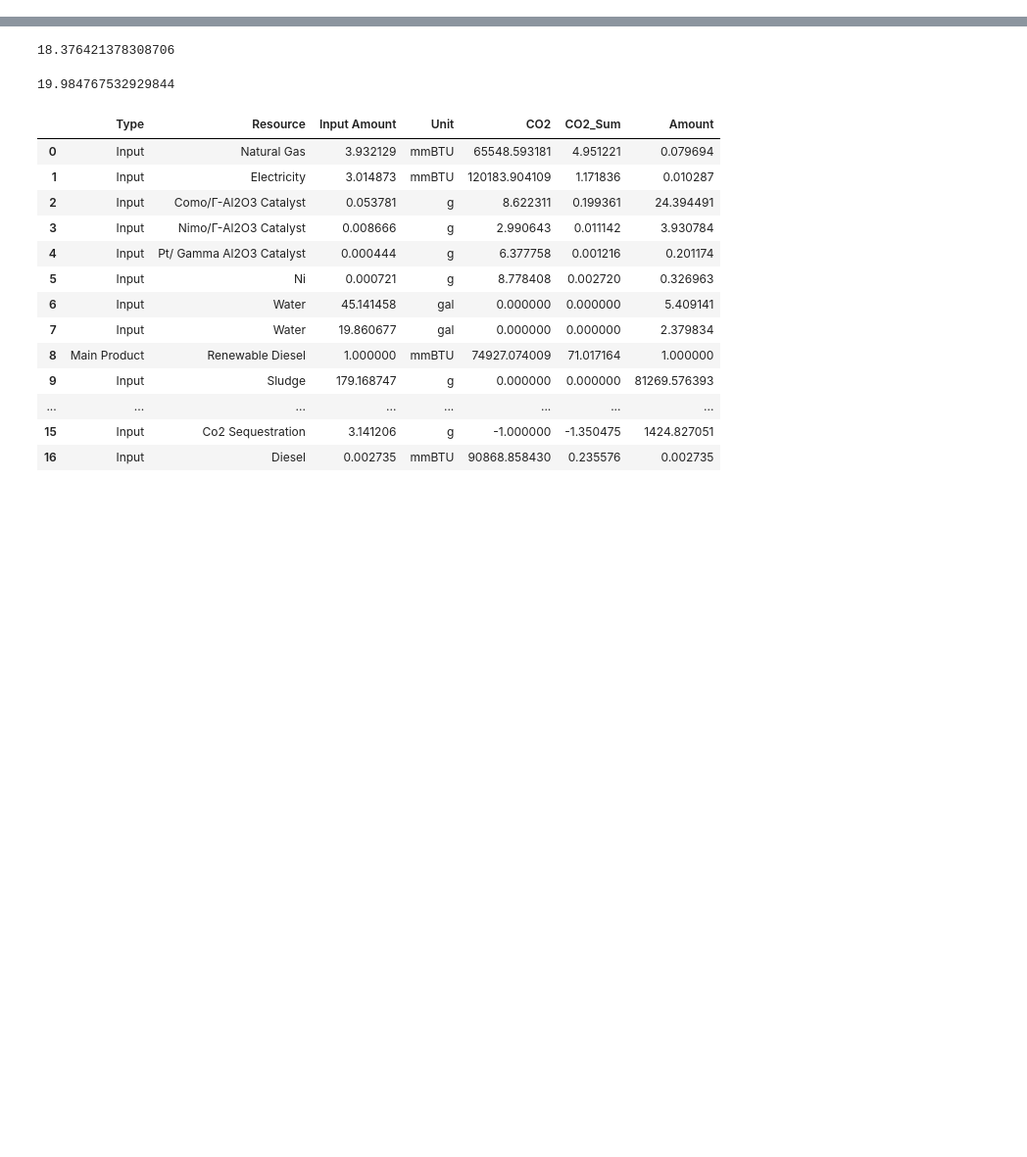
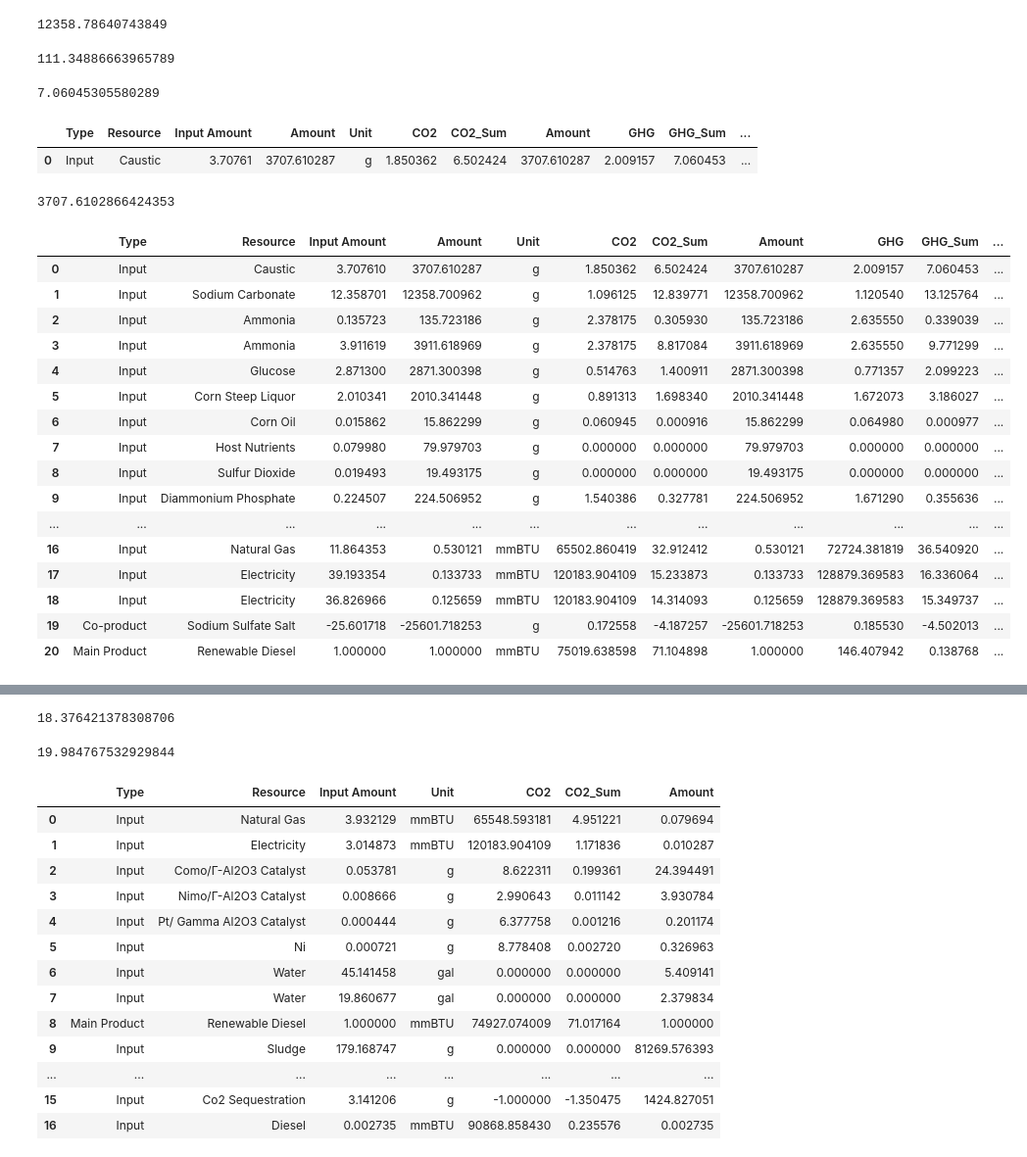
Before and after one commit to olw0905/Interactive-SCSA_Dash, a Jupyter notebook: Untitled.ipynb, the cells around one changed output, grey strips where cells are left out. Shown at 98% size. Drawn from its saved outputs; the diff is of its cells as text; code cells hidden in the pictures; blank space fills up the shorter version.

```diff
--- a/Untitled.ipynb
+++ b/Untitled.ipynb
@@ -19,8 +19,8 @@ from utils import biorefinery_conversion, display_units, energy, calculate_lca,
 coproduct_res = pd.DataFrame()
 lci_mapping, coproduct_mapping, final_process_mapping = read_data(
         # "2021 Biochem SOT via BDO_working.xlsm"
-        # "Feedstock test2.xlsm"
-        "sludge HTL3.xlsm"
+        "Feedstock test2-with INL data_test.xlsm"
+        # "sludge HTL3.xlsm"
     )
 updated_coproduct_mapping = coproduct_mapping.copy()
 overall_lci, final_process = generate_final_lci(
@@ -34,0 +62,2 @@ if coproduct_lci is not None:
+# %%
+check = res_new.loc[(res_new['Process']=='Fuel production')&(~res_new['Process'].str.contains('Incumbent'))&(~res_new['Type'].str.contains('Main'))]
@@ -34,0 +133,41 @@ if coproduct_lci is not None:
+# %%
+check.loc[(check['GHG_Sum']>0)&(check['Resource'].isin(['Sodium Carbonate'])), 'Amount'].values[0]
+# %% [output]
+12358.78640743849
+# %%
+check.loc[~check['Resource'].isin(['Caustic']), 'GHG_Sum'].sum()-0.138768
+# %% [output]
+111.34886663965789
+# %%
+check.loc[check['Resource'].isin(['Caustic']), 'GHG_Sum'].sum()
+# %% [output]
+7.06045305580289
+# %%
+check.loc[check['Resource'].isin(['Caustic']), ['Type', 'Resource', 'Input Amount', 'Amount', 'Unit', 'CO2', 'CO2_Sum', 'Amount', 'GHG', 'GHG_Sum', 'Process']]
+# %% [output]
+|  | Type | Resource | Input Amount | Amount | Unit | CO2 | CO2_Sum | Amount | GHG | GHG_Sum | ... |
+| 0 | Input | Caustic | 3.70761 | 3707.610287 | g | 1.850362 | 6.502424 | 3707.610287 | 2.009157 | 7.060453 | ... |
+# %%
+check.loc[check['Resource'].isin(['Caustic']), 'Amount'].sum()
+# %% [output]
+3707.6102866424353
+# %%
+check[['Type', 'Resource', 'Input Amount', 'Amount', 'Unit', 'CO2', 'CO2_Sum', 'Amount', 'GHG', 'GHG_Sum', 'Process']]
+# %% [output]
+|  | Type | Resource | Input Amount | Amount | Unit | CO2 | CO2_Sum | Amount | GHG | GHG_Sum | ... |
+| 0 | Input | Caustic | 3.707610 | 3707.610287 | g | 1.850362 | 6.502424 | 3707.610287 | 2.009157 | 7.060453 | ... |
+| 1 | Input | Sodium Carbonate | 12.358701 | 12358.700962 | g | 1.096125 | 12.839771 | 12358.700962 | 1.120540 | 13.125764 | ... |
+| 2 | Input | Ammonia | 0.135723 | 135.723186 | g | 2.378175 | 0.305930 | 135.723186 | 2.635550 | 0.339039 | ... |
+| 3 | Input | Ammonia | 3.911619 | 3911.618969 | g | 2.378175 | 8.817084 | 3911.618969 | 2.635550 | 9.771299 | ... |
+| 4 | Input | Glucose | 2.871300 | 2871.300398 | g | 0.514763 | 1.400911 | 2871.300398 | 0.771357 | 2.099223 | ... |
+| 5 | Input | Corn Steep Liquor | 2.010341 | 2010.341448 | g | 0.891313 | 1.698340 | 2010.341448 | 1.672073 | 3.186027 | ... |
+| 6 | Input | Corn Oil | 0.015862 | 15.862299 | g | 0.060945 | 0.000916 | 15.862299 | 0.064980 | 0.000977 | ... |
+| 7 | Input | Host Nutrients | 0.079980 | 79.979703 | g | 0.000000 | 0.000000 | 79.979703 | 0.000000 | 0.000000 | ... |
+| 8 | Input | Sulfur Dioxide | 0.019493 | 19.493175 | g | 0.000000 | 0.000000 | 19.493175 | 0.000000 | 0.000000 | ... |
+| 9 | Input | Diammonium Phosphate | 0.224507 | 224.506952 | g | 1.540386 | 0.327781 | 224.506952 | 1.671290 | 0.355636 | ... |
+| ... | ... | ... | ... | ... | ... | ... | ... | ... | ... | ... | ... |
+| 16 | Input | Natural Gas | 11.864353 | 0.530121 | mmBTU | 65502.860419 | 32.912412 | 0.530121 | 72724.381819 | 36.540920 | ... |
+| 17 | Input | Electricity | 39.193354 | 0.133733 | mmBTU | 120183.904109 | 15.233873 | 0.133733 | 128879.369583 | 16.336064 | ... |
+| 18 | Input | Electricity | 36.826966 | 0.125659 | mmBTU | 120183.904109 | 14.314093 | 0.125659 | 128879.369583 | 15.349737 | ... |
+| 19 | Co-product | Sodium Sulfate Salt | -25.601718 | -25601.718253 | g | 0.172558 | -4.187257 | -25601.718253 | 0.185530 | -4.502013 | ... |
+| 20 | Main Product | Renewable Diesel | 1.000000 | 1.000000 | mmBTU | 75019.638598 | 71.104898 | 1.000000 | 146.407942 | 0.138768 | ... |
```
Also changed, not shown: parts of 28 cells of this notebook, 5 other files.
